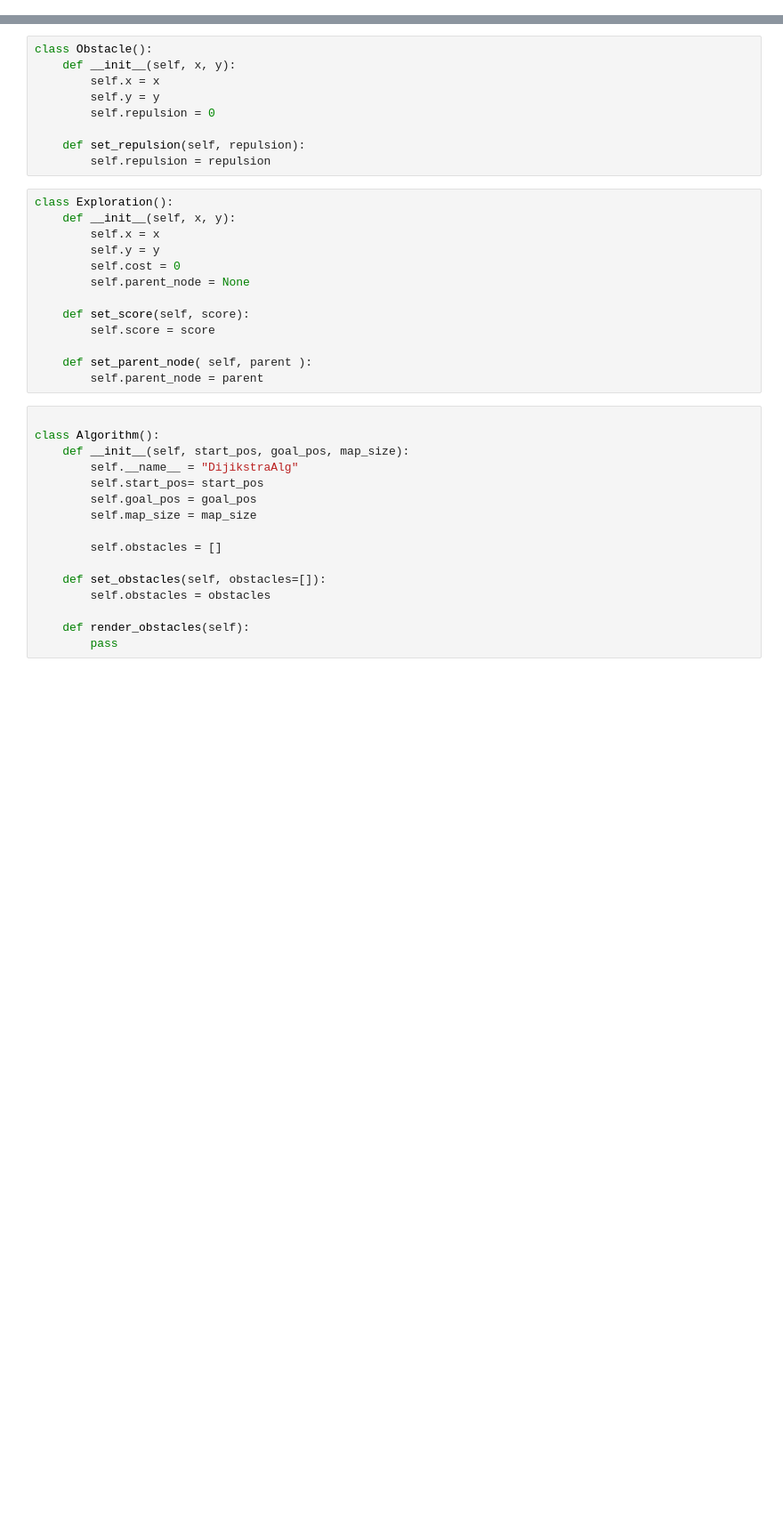
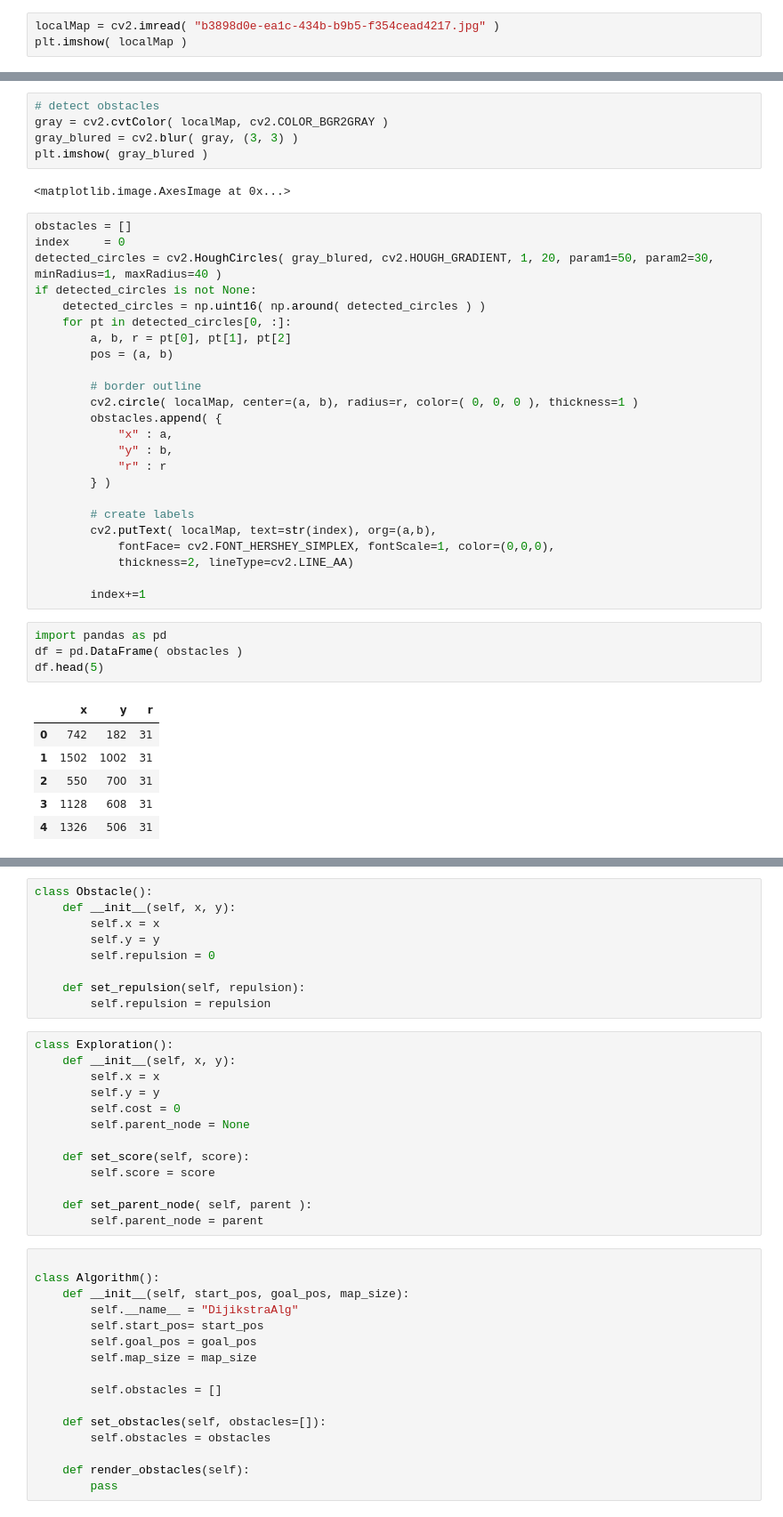
Before and after one commit to ma-he-sh/VisualPerception, a Jupyter notebook: Dijikstra/DijikstraAlg.ipynb, the cells around one changed output, grey strips where cells are left out. Shown at 89% size. Drawn from its saved outputs; the diff is of its cells as text; blank space fills up the shorter version.

```diff
--- a/Dijikstra/DijikstraAlg.ipynb
+++ b/Dijikstra/DijikstraAlg.ipynb
@@ -5,0 +6,3 @@ from matplotlib.animation import FuncAnimation
+# %%
+localMap = cv2.imread( "b3898d0e-ea1c-434b-b9b5-f354cead4217.jpg" )
+plt.imshow( localMap )
@@ -5,0 +13,42 @@ from matplotlib.animation import FuncAnimation
+# %%
+# detect obstacles
+gray = cv2.cvtColor( localMap, cv2.COLOR_BGR2GRAY )
+gray_blured = cv2.blur( gray, (3, 3) )
+plt.imshow( gray_blured )
+# %% [output]
+<matplotlib.image.AxesImage at 0x...>
+# %%
+obstacles = []
+index     = 0
+detected_circles = cv2.HoughCircles( gray_blured, cv2.HOUGH_GRADIENT, 1, 20, param1=50, param2=30, minRadius=1, maxRadius=40 )
+if detected_circles is not None:
+    detected_circles = np.uint16( np.around( detected_circles ) )
+    for pt in detected_circles[0, :]:
+        a, b, r = pt[0], pt[1], pt[2]
+        pos = (a, b)
+
+        # border outline
+        cv2.circle( localMap, center=(a, b), radius=r, color=( 0, 0, 0 ), thickness=1 )
+        obstacles.append( {
+            "x" : a,
+            "y" : b,
+            "r" : r
+        } )
+
+        # create labels
+        cv2.putText( localMap, text=str(index), org=(a,b),
+            fontFace= cv2.FONT_HERSHEY_SIMPLEX, fontScale=1, color=(0,0,0),
+            thickness=2, lineType=cv2.LINE_AA)
+
+        index+=1
+# %%
+import pandas as pd
+df = pd.DataFrame( obstacles )
+df.head(5)
+# %% [output]
+|  | x | y | r |
+| 0 | 742 | 182 | 31 |
+| 1 | 1502 | 1002 | 31 |
+| 2 | 550 | 700 | 31 |
+| 3 | 1128 | 608 | 31 |
+| 4 | 1326 | 506 | 31 |
```
Also changed, not shown: parts of 15 cells of this notebook, 7 other files.
